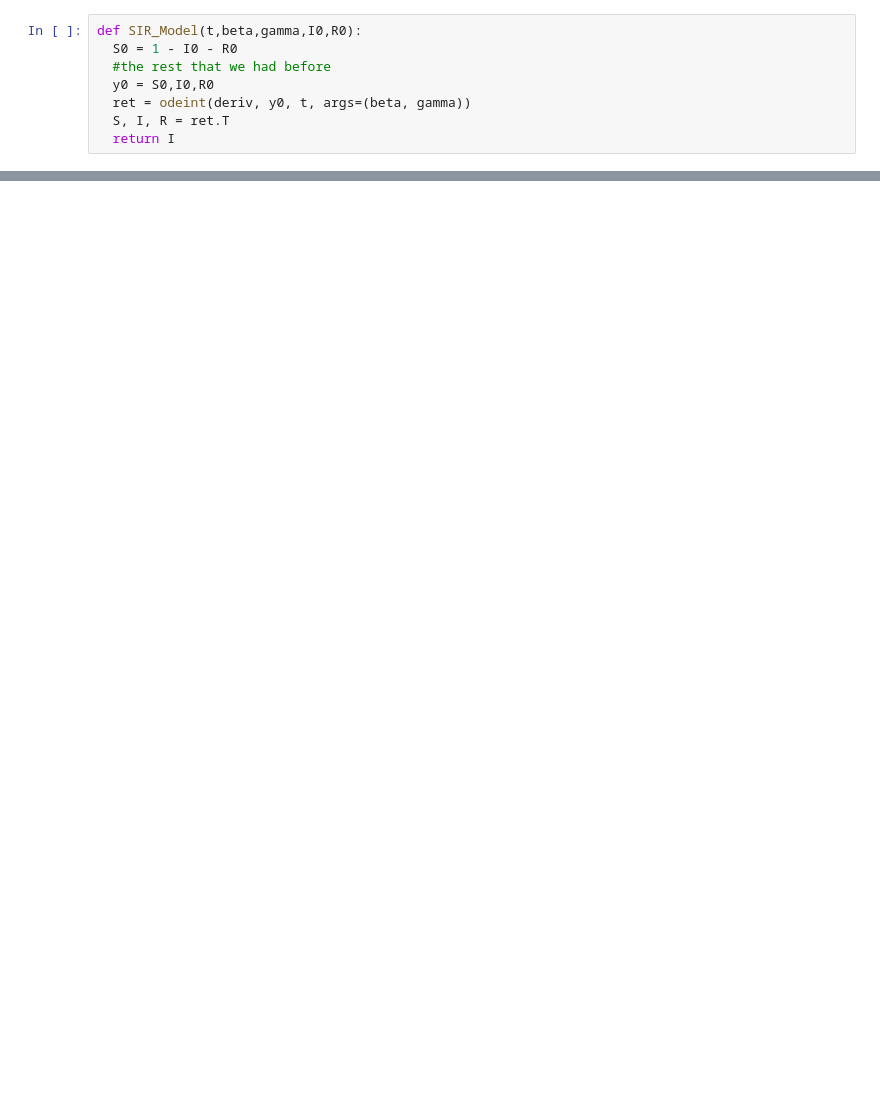
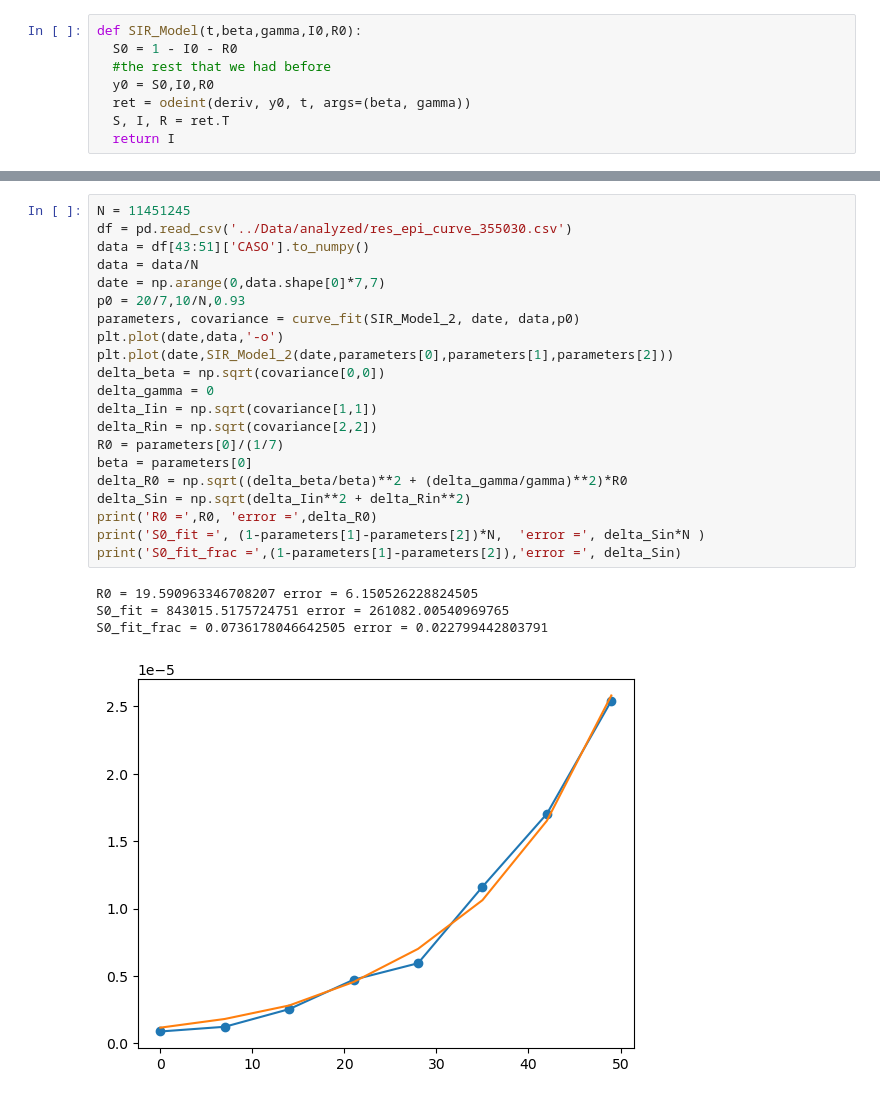
Before and after one commit to denisecammarota/measles-BR, a Jupyter notebook: Notebooks/R0_Estimation_Cities.ipynb, the cells around one changed output, grey strips where cells are left out. Cells and saved outputs as stored; diff of their text form; blank space fills up the shorter version.

```diff
--- a/Notebooks/R0_Estimation_Cities.ipynb
+++ b/Notebooks/R0_Estimation_Cities.ipynb
@@ -26,0 +73,26 @@ def SIR_Model(t,beta,gamma,I0,R0):
+# %%
+N = 11451245
+df = pd.read_csv('../Data/analyzed/res_epi_curve_355030.csv')
+data = df[43:51]['CASO'].to_numpy()
+data = data/N
+date = np.arange(0,data.shape[0]*7,7)
+p0 = 20/7,10/N,0.93
+parameters, covariance = curve_fit(SIR_Model_2, date, data,p0)
+plt.plot(date,data,'-o')
+plt.plot(date,SIR_Model_2(date,parameters[0],parameters[1],parameters[2]))
+delta_beta = np.sqrt(covariance[0,0])
+delta_gamma = 0
+delta_Iin = np.sqrt(covariance[1,1])
+delta_Rin = np.sqrt(covariance[2,2])
+R0 = parameters[0]/(1/7)
+beta = parameters[0]
+delta_R0 = np.sqrt((delta_beta/beta)**2 + (delta_gamma/gamma)**2)*R0
+delta_Sin = np.sqrt(delta_Iin**2 + delta_Rin**2)
+print('R0 =',R0, 'error =',delta_R0)
+print('S0_fit =', (1-parameters[1]-parameters[2])*N,  'error =', delta_Sin*N )
+print('S0_fit_frac =',(1-parameters[1]-parameters[2]),'error =', delta_Sin)
+# %% [output]
+R0 = 19.590963346708207 error = 6.150526228824505
+S0_fit = 843015.5175724751 error = 261082.00540969765
+S0_fit_frac = 0.0736178046642505 error = 0.022799442803791
+[figure, added]
```
Also changed, not shown: parts of 17 cells of this notebook, 1 other file.
